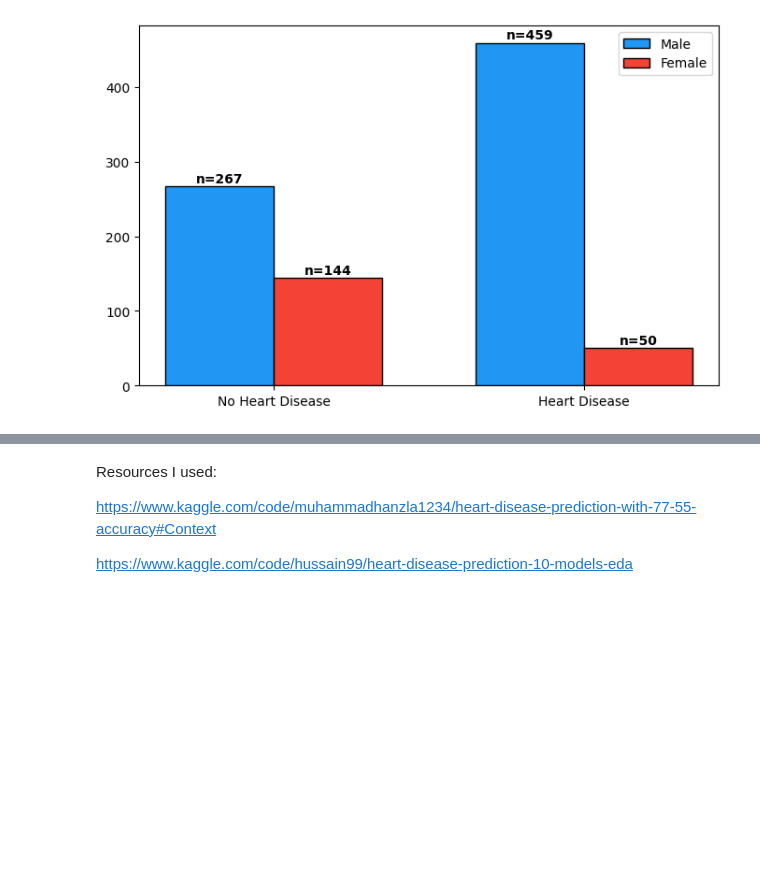
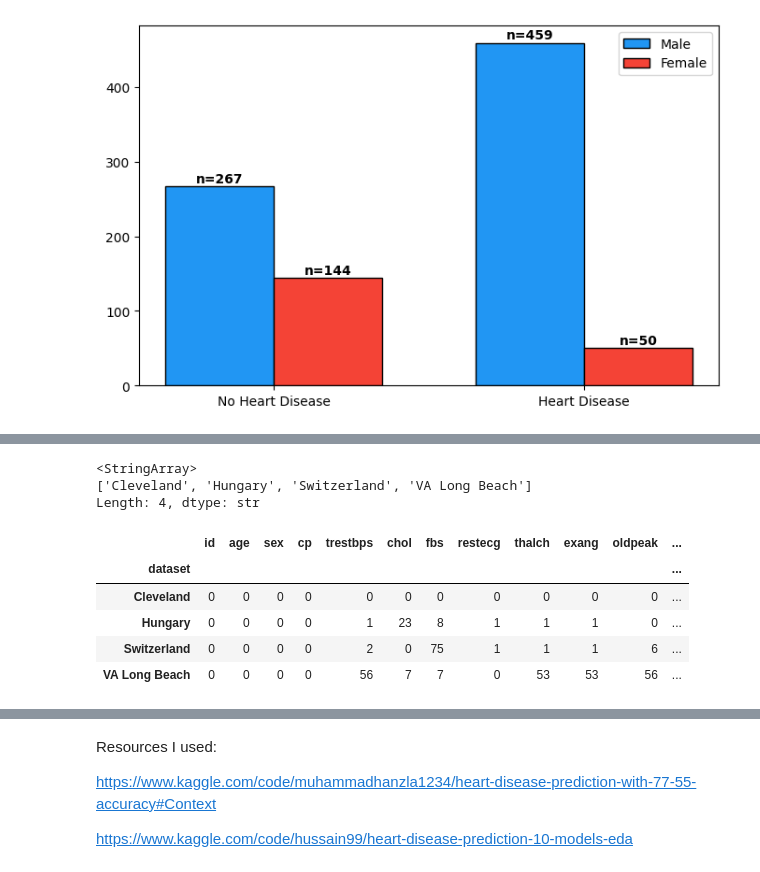
Before and after one commit to JoaquinCar/heart-disease-risk-predictor, a Jupyter notebook: data/EDA.ipynb, the cells around one changed output, grey strips where cells are left out. Drawn from its saved outputs; the diff is of its cells as text; code cells hidden in the pictures; blank space fills up the shorter version.

```diff
--- a/data/EDA.ipynb
+++ b/data/EDA.ipynb
@@ -252,0 +274,15 @@ plt.show()
+# %%
+df['dataset'].unique()
+# %% [output]
+<StringArray>
+['Cleveland', 'Hungary', 'Switzerland', 'VA Long Beach']
+Length: 4, dtype: str
+# %%
+df.groupby('dataset').apply(lambda x: x.isnull().sum())
+# %% [output]
+|  | id | age | sex | cp | trestbps | chol | fbs | restecg | thalch | exang | oldpeak | ... |
+| dataset |  |  |  |  |  |  |  |  |  |  |  | ... |
+| Cleveland | 0 | 0 | 0 | 0 | 0 | 0 | 0 | 0 | 0 | 0 | 0 | ... |
+| Hungary | 0 | 0 | 0 | 0 | 1 | 23 | 8 | 1 | 1 | 1 | 0 | ... |
+| Switzerland | 0 | 0 | 0 | 0 | 2 | 0 | 75 | 1 | 1 | 1 | 6 | ... |
+| VA Long Beach | 0 | 0 | 0 | 0 | 56 | 7 | 7 | 0 | 53 | 53 | 56 | ... |
```
Also changed, not shown: parts of 4 cells of this notebook.
